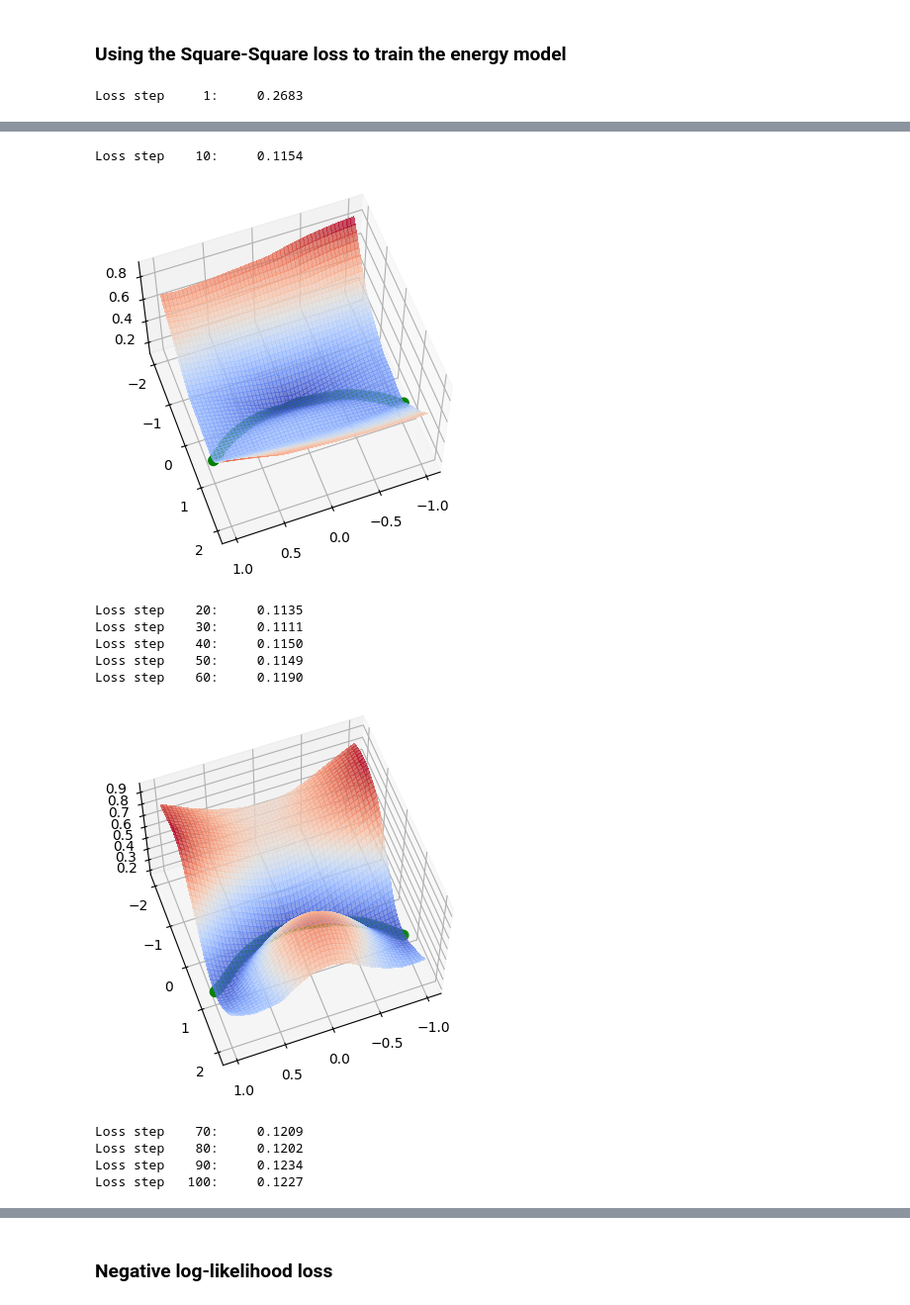
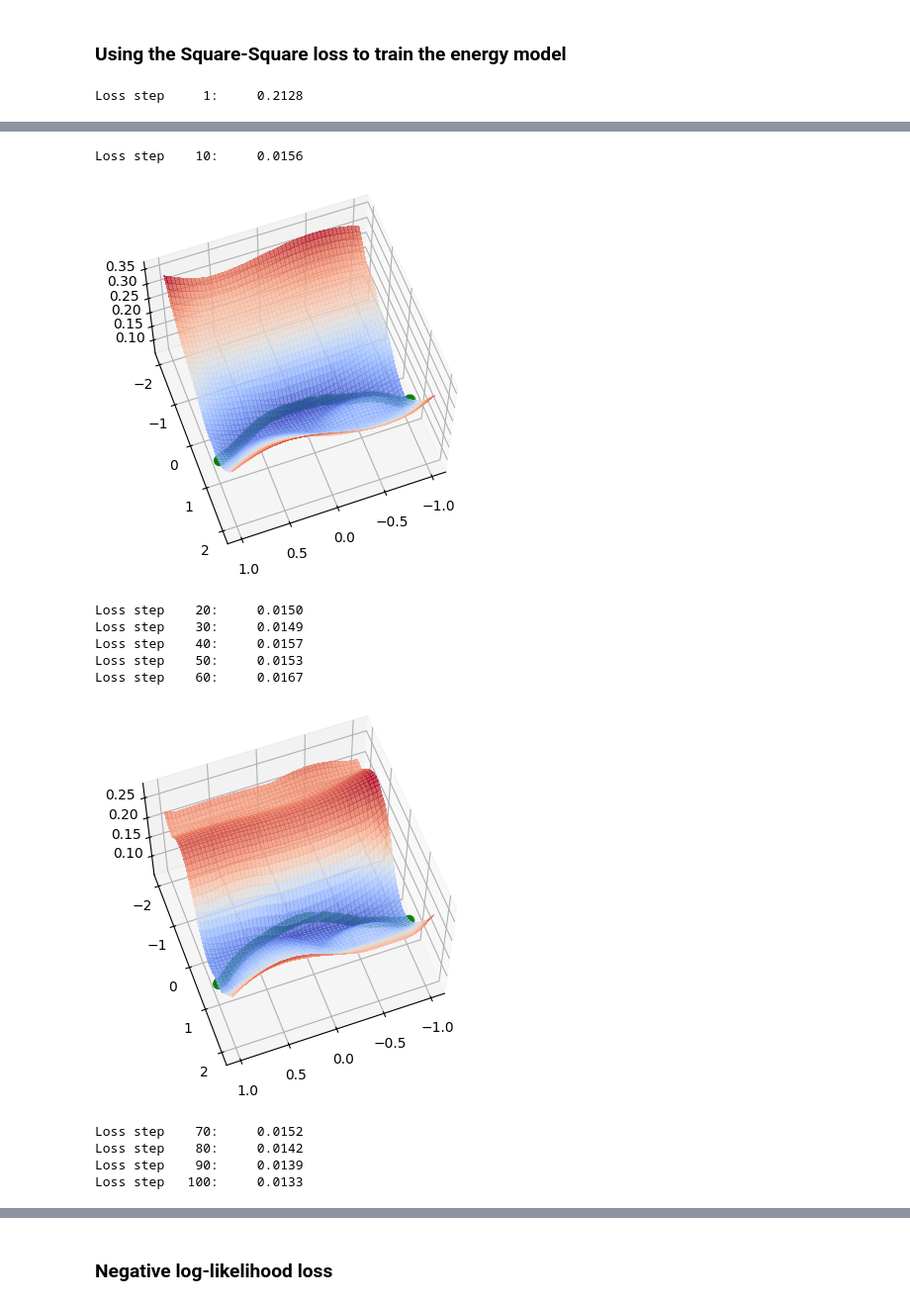
Before and after one commit to Manuel-2011/neural_networks_experiments, a Jupyter notebook: representation_collapse.ipynb, the cells around one changed output, grey strips where cells are left out. Shown at 99% size. Cells and saved outputs as stored; diff of their text form; code cells hidden in the pictures.

```diff
--- a/representation_collapse.ipynb
+++ b/representation_collapse.ipynb
@@ -218,18 +218,22 @@ Loss function
 * $\bar{Y}^i$: the most offending incorrect answer is the answer that has the lowest energy among all answers that are at least $\epsilon$ away from the correct answer. \
 $L_{\text{sq-sq}}(W,\mathcal{S}) = \frac{1}{P}\sum_{i=1}^P E(W,Y^i,X^i)^2 - (\max(0, m - E(W,\bar{Y}^i, X^i)))^2$
 # %%
-def find_the_most_effending_answers(model, x, y, epsilon=0.01, steps=200, lr=0.001, log=False, shift_answers=True):
+def find_the_most_effending_answers(model, x, y, epsilon=0.01, steps=200, lr=0.001, log=False, shift_answers=True, samples=1):
     for p in model.parameters():
         p.requires_grad = False
 
-    optim_y = torch.rand(y.shape, device=y.device)
-    # optim_y = (optim_y - 0.5)*2 # Unif(-2,2). It works even though negative values are not part of the y domain
+    # Repeat x some "samples" amount of times to not get trapped in local minima
+    x_ = x.repeat(1, samples).reshape(x.shape[0]*samples,1)
+
+
+    optim_y = torch.rand(x_.shape, device=y.device)
+    optim_y = (optim_y - 0.5)*2 # Unif(-2,2). It works even though negative values are not part of the y domain
     optim_y.requires_grad = True
 
     for step in range(steps):
-        loss = energy_fn(model, x, optim_y)
+        loss = energy_fn(model, x_, optim_y)
         if log:
-            print(f"loss step {step+1:>4}: {loss.mean().item():>7,.4f}")
+            print(f"loss step {step+1:>4}: {loss.reshape(-1, samples).min(dim=1)[0].mean().item():>7,.4f}")
         init_grad = torch.ones_like(loss, device=loss.device)
         loss.backward(init_grad)
 
@@ -237,10 +241,15 @@ def find_the_most_effending_answers(model, x, y, epsilon=0.01, steps=200, lr=0.0
 
         optim_y.grad.zero_()
 
+    optim_y.requires_grad = False
+
+    # Take the y with less energy value among the samples
+    loss = energy_fn(model, x_, optim_y).reshape(-1, samples)
+    min_idx = loss.argmin(1)
+    optim_y = optim_y.reshape(-1, samples, 1)[torch.arange(0,x.shape[0]), min_idx]
+
     for p in model.parameters():
         p.requires_grad = True
-
-    optim_y.requires_grad = False
 
     if shift_answers:
         # Add an epsilon if the minimum is not at least epsilon from the correct answer
@@ -293,7 +302,7 @@ Regressor answer: 0.1146, Optimized answer: 0.1097, Real answer: 0.1248
 # %% [markdown]
 ### Using the Square-Square loss to train the energy model
 # %%
-def sqsqloss_fn(model, x, y, energy_fn, m=0.1, intra_steps=100, epsilon=0.1):
+def sqsqloss_fn(model, x, y, energy_fn, m=0.1, intra_steps=100, epsilon=0.1, samples=1):
     energies = energy_fn(model, x, y)
 
     # off_y = y + m
@@ -311,7 +320,7 @@ def sqsqloss_fn(model, x, y, energy_fn, m=0.1, intra_steps=100, epsilon=0.1):
     # off_y = optim_y
 
     # Optim method
-    off_y = find_the_most_effending_answers(model, x, y, lr=0.02, steps=intra_steps, epsilon=epsilon)
+    off_y = find_the_most_effending_answers(model, x, y, lr=0.02, steps=intra_steps, epsilon=epsilon, samples=samples)
 
     off_energies = energy_fn(model, x, off_y)
 
@@ -320,9 +329,12 @@ def sqsqloss_fn(model, x, y, energy_fn, m=0.1, intra_steps=100, epsilon=0.1):
     return loss
 # %%
 model = JEA()
+model.cuda()
 
-sqsqloss_fn_m = lambda model, x, y, energy_fn: sqsqloss_fn(model, x, y, energy_fn, 0.5, intra_steps=50, epsilon=0.01)
+sqsqloss_fn_m = lambda model, x, y, energy_fn: sqsqloss_fn(model, x, y, energy_fn, 0.2, intra_steps=50, epsilon=0.001, samples=1)
+# sqsqloss_fn_m = lambda model, x, y, energy_fn: sqsqloss_fn(model, x, y, energy_fn, 0.2, intra_steps=50, epsilon=0.001, samples=10) # Increasing the samples did not work
+# sqsqloss_fn_m = lambda model, x, y, energy_fn: sqsqloss_fn(model, x, y, energy_fn, 0.5, intra_steps=50, epsilon=0.001)
 
-training(model.cuda(), sqsqloss_fn_m, x.cuda(), y.cuda(), energy_fn, lr=0.001, epochs = 100, batch_size=8)
+training(model, sqsqloss_fn_m, x.cuda(), y.cuda(), energy_fn, lr=0.001, epochs = 100, batch_size=8)
 # %% [output]
-Loss step     1:     0.2683
+Loss step     1:     0.2128
@@ -330,12 +342,12 @@ Loss step     1:     0.2683
-Loss step    10:     0.1154
+Loss step    10:     0.0156
-[figure, old version]
+[figure, new version]
-Loss step    20:     0.1135
-Loss step    30:     0.1111
-Loss step    40:     0.1150
-Loss step    50:     0.1149
-Loss step    60:     0.1190
+Loss step    20:     0.0150
+Loss step    30:     0.0149
+Loss step    40:     0.0157
+Loss step    50:     0.0153
+Loss step    60:     0.0167
-[figure, old version]
+[figure, new version]
-Loss step    70:     0.1209
-Loss step    80:     0.1202
-Loss step    90:     0.1234
-Loss step   100:     0.1227
+Loss step    70:     0.0152
+Loss step    80:     0.0142
+Loss step    90:     0.0139
+Loss step   100:     0.0133
```
Also changed, not shown: parts of 16 cells of this notebook.
